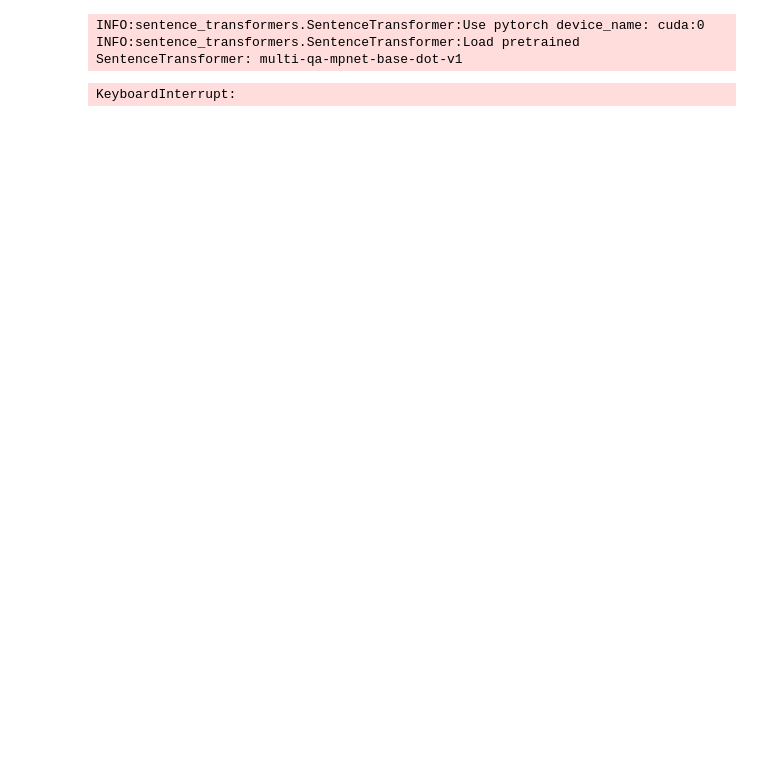
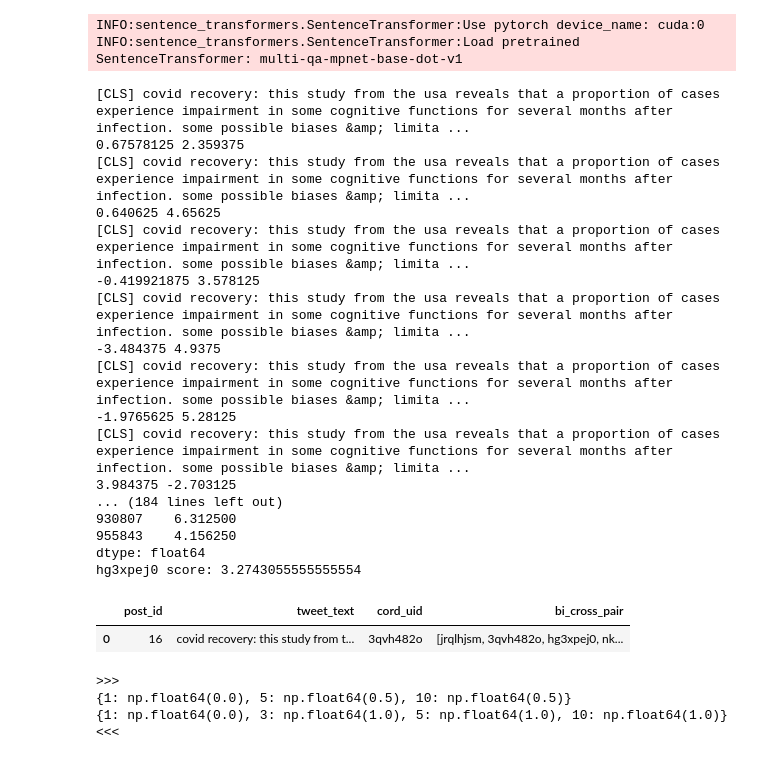
Before and after one commit to gmarchetti/feup-ir-project, a Jupyter notebook: bi-cross-pairwise.ipynb, the cells around one changed output. Drawn from its saved outputs; the diff is of its cells as text; code cells hidden in the pictures; blank space fills up the shorter version.

```diff
--- a/bi-cross-pairwise.ipynb
+++ b/bi-cross-pairwise.ipynb
@@ -8,6 +8,7 @@ DEV_MODE = True
 PATH_COLLECTION_DATA = 'data/subtask_4b/subtask4b_collection_data.pkl'
 
 df_collection = pd.read_pickle(PATH_COLLECTION_DATA)
+df_collection = df_collection
 df_collection.info()
 # %% [output]
 <class 'pandas.core.frame.DataFrame'>
@@ -94,35 +91,54 @@ cross_ranker = CrossRanker(cross_model_name)
 def get_top_cord_uids_bi(query):
     doc_scores = bi_enc_ranker.get_scores(query)
     indices = np.argsort(-doc_scores[0])[:100]
 
     bi_topk = [cord_uids[x] for x in indices]
     reduced_corpus = df_collection[df_collection['cord_uid'].isin(bi_topk)]
 
     return reduced_corpus
 
 def get_top_cord_uids_cross(query):
     reduced_corpus = get_top_cord_uids_bi(query)
 
     doc_scores = cross_ranker.get_scores(query, reduced_corpus)
     indices = np.argsort(-doc_scores)[:10]
 
     cross_topk = [reduced_corpus.iloc[x]["cord_uid"] for x in indices]
+    # print(cross_topk)
     reduced_corpus = df_collection[df_collection['cord_uid'].isin(cross_topk)]
 
     return reduced_corpus
 
 def get_pair_sorted_uids(query):
     reduced_corpus = get_top_cord_uids_cross(query)
 
     pair_topk = pairwise_ranker.rank_avg_prob(query, reduced_corpus, use_cache=True)
 
     return pair_topk
 
 # Retrieve topk candidates using the BM25 model
-df_query.loc[:,'bi_cross_pair'] = df_query.loc[:, 'tweet_text'].progress_apply(lambda x: get_pair_sorted_uids(x))
+df_query.loc[:,'bi_cross_pair'] = df_query.loc[:, 'tweet_text'].apply(lambda x: get_pair_sorted_uids(x))
 df_query.head()
 # %% [output]
-KeyboardInterrupt:
+[CLS] covid recovery: this study from the usa reveals that a proportion of cases experience impairment in some cognitive functions for several months after infection. some possible biases &amp; limita ...
+0.67578125 2.359375
+[CLS] covid recovery: this study from the usa reveals that a proportion of cases experience impairment in some cognitive functions for several months after infection. some possible biases &amp; limita ...
+0.640625 4.65625
+[CLS] covid recovery: this study from the usa reveals that a proportion of cases experience impairment in some cognitive functions for several months after infection. some possible biases &amp; limita ...
+-0.419921875 3.578125
+[CLS] covid recovery: this study from the usa reveals that a proportion of cases experience impairment in some cognitive functions for several months after infection. some possible biases &amp; limita ...
+-3.484375 4.9375
+[CLS] covid recovery: this study from the usa reveals that a proportion of cases experience impairment in some cognitive functions for several months after infection. some possible biases &amp; limita ...
+-1.9765625 5.28125
+[CLS] covid recovery: this study from the usa reveals that a proportion of cases experience impairment in some cognitive functions for several months after infection. some possible biases &amp; limita ...
+3.984375 -2.703125
+... (184 lines left out)
+930807    6.312500
+955843    4.156250
+dtype: float64
+hg3xpej0 score: 3.2743055555555554
+|  | post_id | tweet_text | cord_uid | bi_cross_pair |
+| 0 | 16 | covid recovery: this study from t... | 3qvh482o | [jrqlhjsm, 3qvh482o, hg3xpej0, nk... |
 # %%
 from eval_scripts.eval import get_performance_mrr, get_avg_gold_in_pred, create_pred_file
 
@@ -138,3 +154,8 @@ if DEV_MODE:
     print("<<<")
 else:
     create_pred_file(df_query, 'bi_cross_pair')
+# %% [output]
+>>>
+{1: np.float64(0.0), 5: np.float64(0.5), 10: np.float64(0.5)}
+{1: np.float64(0.0), 3: np.float64(1.0), 5: np.float64(1.0), 10: np.float64(1.0)}
+<<<
```
Also changed, not shown: parts of 2 cells of this notebook, 1 other file.
